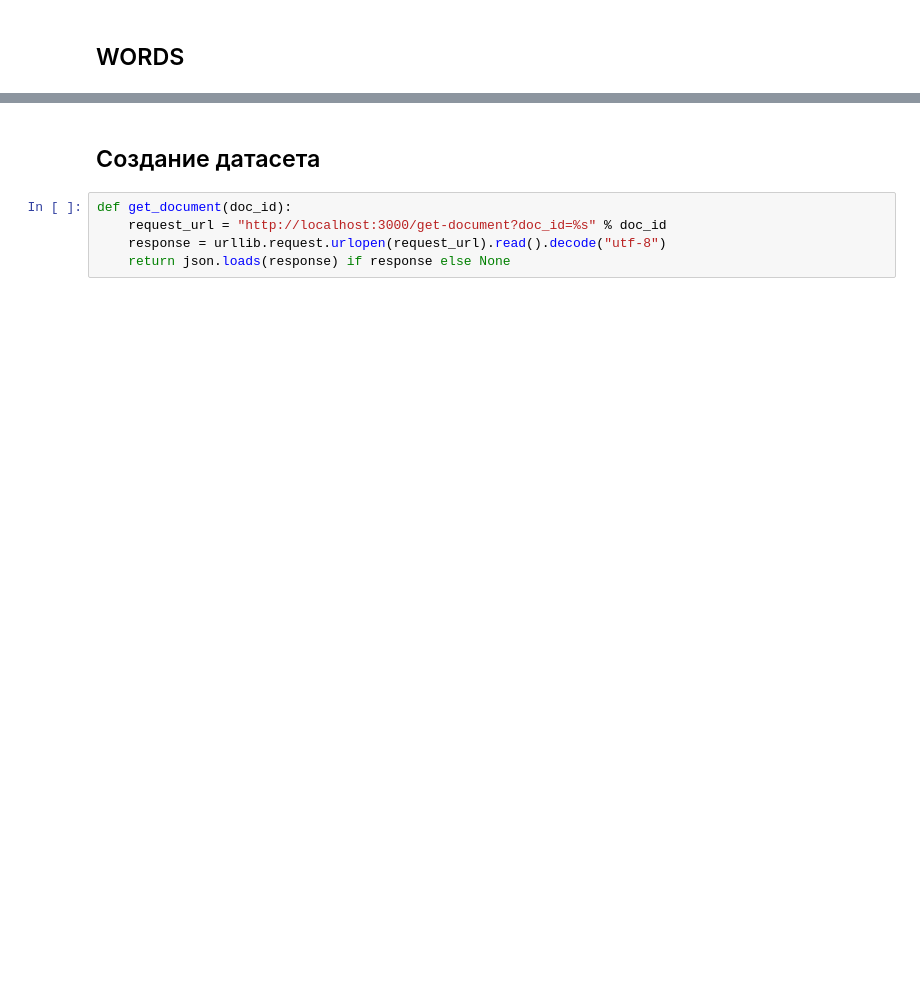
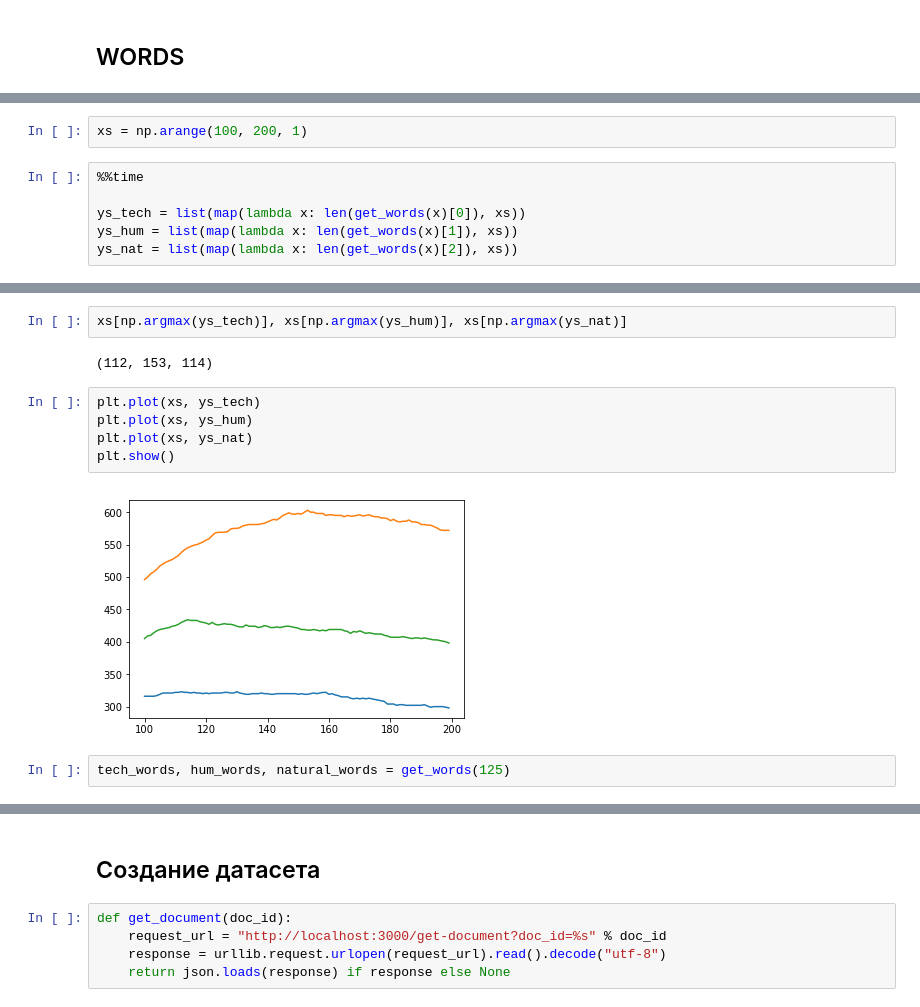
Before and after one commit to AVBelyy/Rysearch, a Jupyter notebook: experiments/Coloring.ipynb, the cells around one changed output, grey strips where cells are left out. Drawn from its saved outputs; the diff is of its cells as text; blank space fills up the shorter version.

```diff
--- a/experiments/Coloring.ipynb
+++ b/experiments/Coloring.ipynb
@@ -118,0 +115,8 @@ for word in intersection:
+# %%
+xs = np.arange(100, 200, 1)
+# %%
+%%time
+
+ys_tech = list(map(lambda x: len(get_words(x)[0]), xs))
+ys_hum = list(map(lambda x: len(get_words(x)[1]), xs))
+ys_nat = list(map(lambda x: len(get_words(x)[2]), xs))
@@ -119 +126,14 @@ for word in intersection:
+# %%
+xs[np.argmax(ys_tech)], xs[np.argmax(ys_hum)], xs[np.argmax(ys_nat)]
+# %% [output]
+(112, 153, 114)
+# %%
+plt.plot(xs, ys_tech)
+plt.plot(xs, ys_hum)
+plt.plot(xs, ys_nat)
+plt.show()
+# %% [output]
+[figure, added]
+# %%
+tech_words, hum_words, natural_words = get_words(125)
 # %%
```
Also changed, not shown: parts of 22 cells of this notebook, 2 other files.
